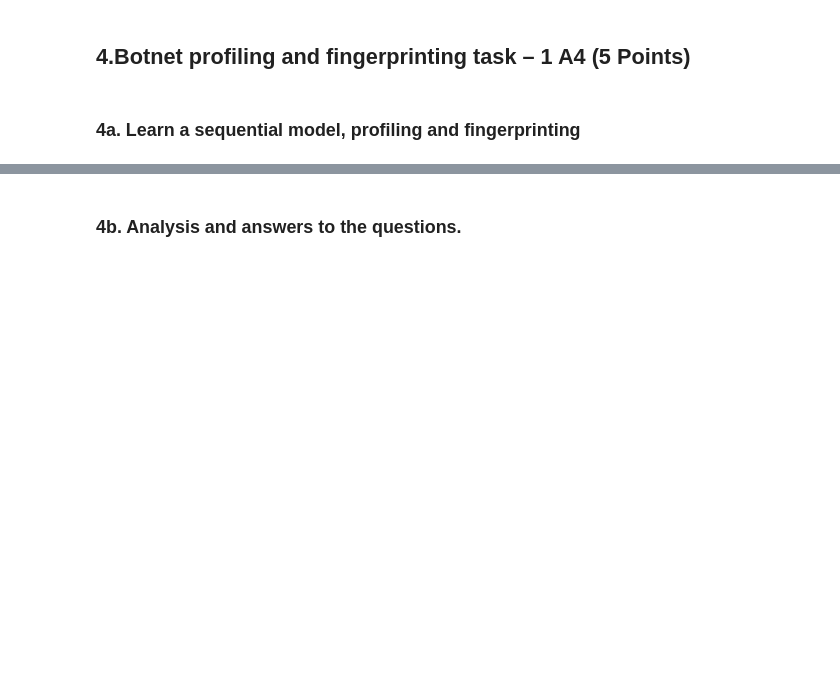
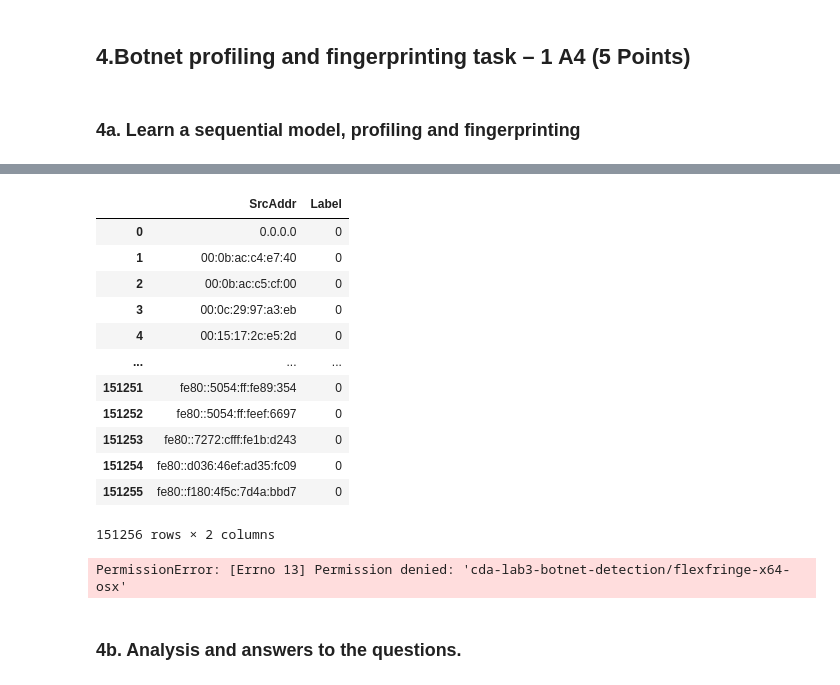
Before and after one commit to amar-mesic/cyber-data, a Jupyter notebook: lab-3/Lab3.ipynb, the cells around one changed output, grey strips where cells are left out. Saved outputs shown, nothing was run; the diff lists cells and outputs as text; code cells hidden in the pictures; blank space fills up the shorter version.

Commit message:
add flexfringe

```diff
--- a/lab-3/Lab3.ipynb
+++ b/lab-3/Lab3.ipynb
@@ -969,0 +997,18 @@ As mentioned in the beginning of my analysis, the amount of shingles here is tin
+# %%
+ips_with_labels = discr_data[['SrcAddr', 'Label']].groupby(by='SrcAddr').max()
+ips_with_labels = ips_with_labels.reset_index()
+ips_with_labels
+# %% [output]
+|  | SrcAddr | Label |
+| 0 | 0.0.0.0 | 0 |
+| 1 | 00:0b:ac:c4:e7:40 | 0 |
+| 2 | 00:0b:ac:c5:cf:00 | 0 |
+| 3 | 00:0c:29:97:a3:eb | 0 |
+| 4 | 00:15:17:2c:e5:2d | 0 |
+| ... | ... | ... |
+| 151251 | fe80::5054:ff:fe89:354 | 0 |
+| 151252 | fe80::5054:ff:feef:6697 | 0 |
+| 151253 | fe80::7272:cfff:fe1b:d243 | 0 |
+| 151254 | fe80::d036:46ef:ad35:fc09 | 0 |
+| 151255 | fe80::f180:4f5c:7d4a:bbd7 | 0 |
+151256 rows × 2 columns
@@ -970,3 +1078,12 @@ As mentioned in the beginning of my analysis, the amount of shingles here is tin
+# %%
+infected_host_sample = discr_data[discr_data.SrcAddr == infected_ips[0]]
+infected_host_sample
+
+train_signature = gen_signature(infected_host_sample, infected_ips[0], is_train=True)
+train_signature = train_signature.rename_axis('SrcAddr').reset_index()
+train_signature.to_csv('data/signatures/d10/train_signatures.csv', index=None)
+# %% [output]
+PermissionError: [Errno 13] Permission denied: 'cda-lab3-botnet-detection/flexfringe-x64-osx'
 # %% [markdown]
 ### 4b. Analysis and answers to the questions.
 # %% [markdown]
```
Also changed, not shown: parts of 11 cells of this notebook, 1 other file.
